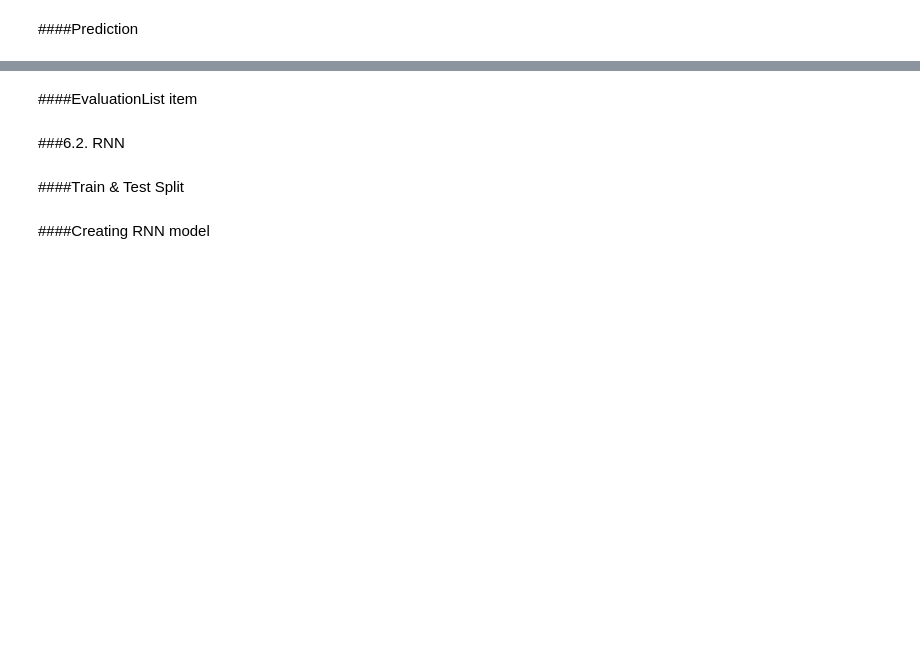
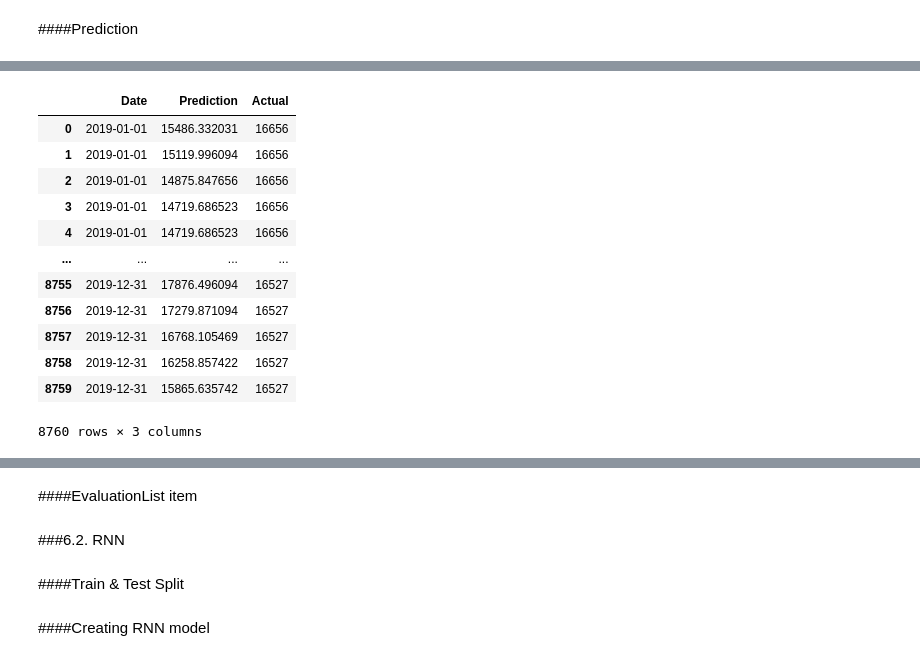
Before and after one commit to janosepah/ML_Project, a Jupyter notebook: Final_Project.ipynb, the cells around one changed output, grey strips where cells are left out. Drawn from its saved outputs; the diff is of its cells as text; code cells hidden in the pictures; blank space fills up the shorter version.

```diff
--- a/Final_Project.ipynb
+++ b/Final_Project.ipynb
@@ -310,2 +352,10 @@ TypeError: ignored
 # %% [markdown]
 ####Creating XGBoost model
+# %%
+import xgboost as xgb
+xgd_reg = xgb.XGBRegressor(n_estimators=1000)
+
+xgd_reg.fit(X_train,y_train,
+           eval_set=[(X_train,y_train),(X_test,y_test)],
+           early_stopping_rounds=50,
+           verbose=False)
@@ -313,0 +415,19 @@ TypeError: ignored
+# %%
+data_compare3 = pd.merge_asof(data_compare1, data_compare2,
+              on='Date')
+
+data_compare3
+# %% [output]
+|  | Date | Prediction | Actual |
+| 0 | 2019-01-01 | 15486.332031 | 16656 |
+| 1 | 2019-01-01 | 15119.996094 | 16656 |
+| 2 | 2019-01-01 | 14875.847656 | 16656 |
+| 3 | 2019-01-01 | 14719.686523 | 16656 |
+| 4 | 2019-01-01 | 14719.686523 | 16656 |
+| ... | ... | ... | ... |
+| 8755 | 2019-12-31 | 17876.496094 | 16527 |
+| 8756 | 2019-12-31 | 17279.871094 | 16527 |
+| 8757 | 2019-12-31 | 16768.105469 | 16527 |
+| 8758 | 2019-12-31 | 16258.857422 | 16527 |
+| 8759 | 2019-12-31 | 15865.635742 | 16527 |
+8760 rows × 3 columns
```
Also changed, not shown: parts of 12 cells of this notebook.
